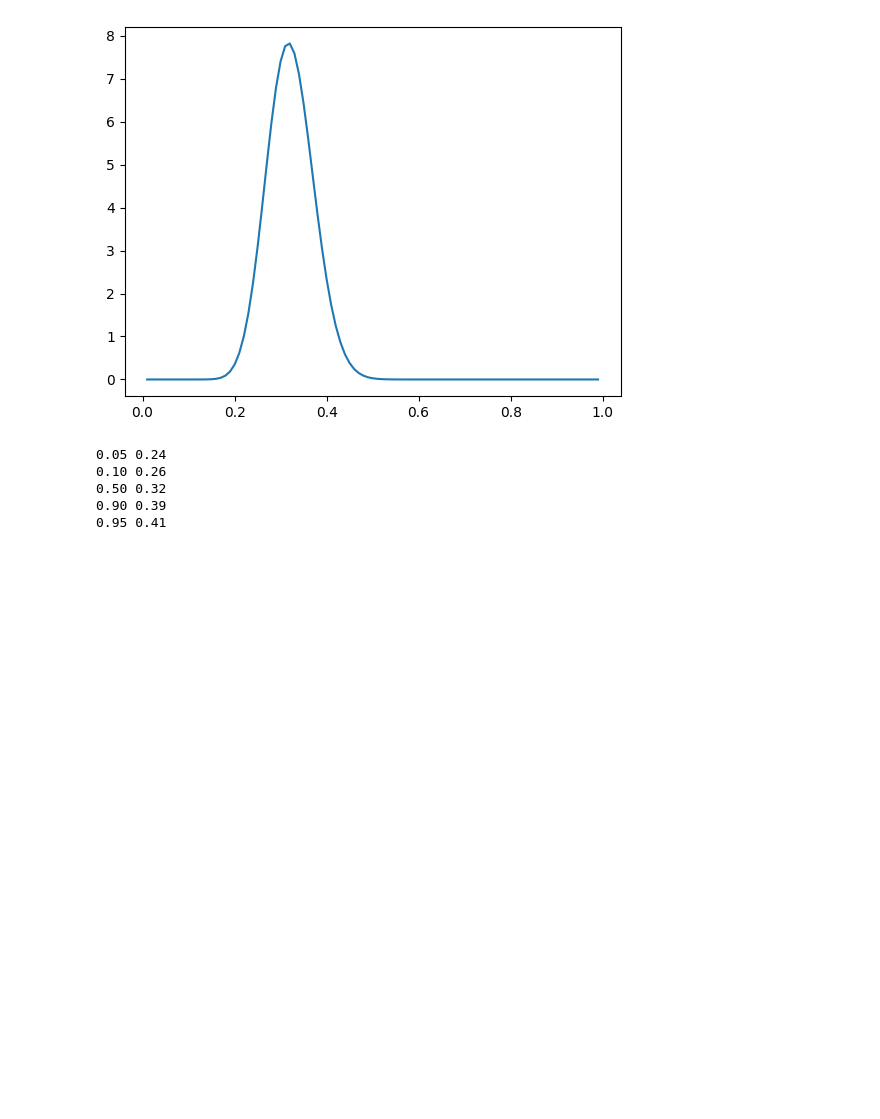
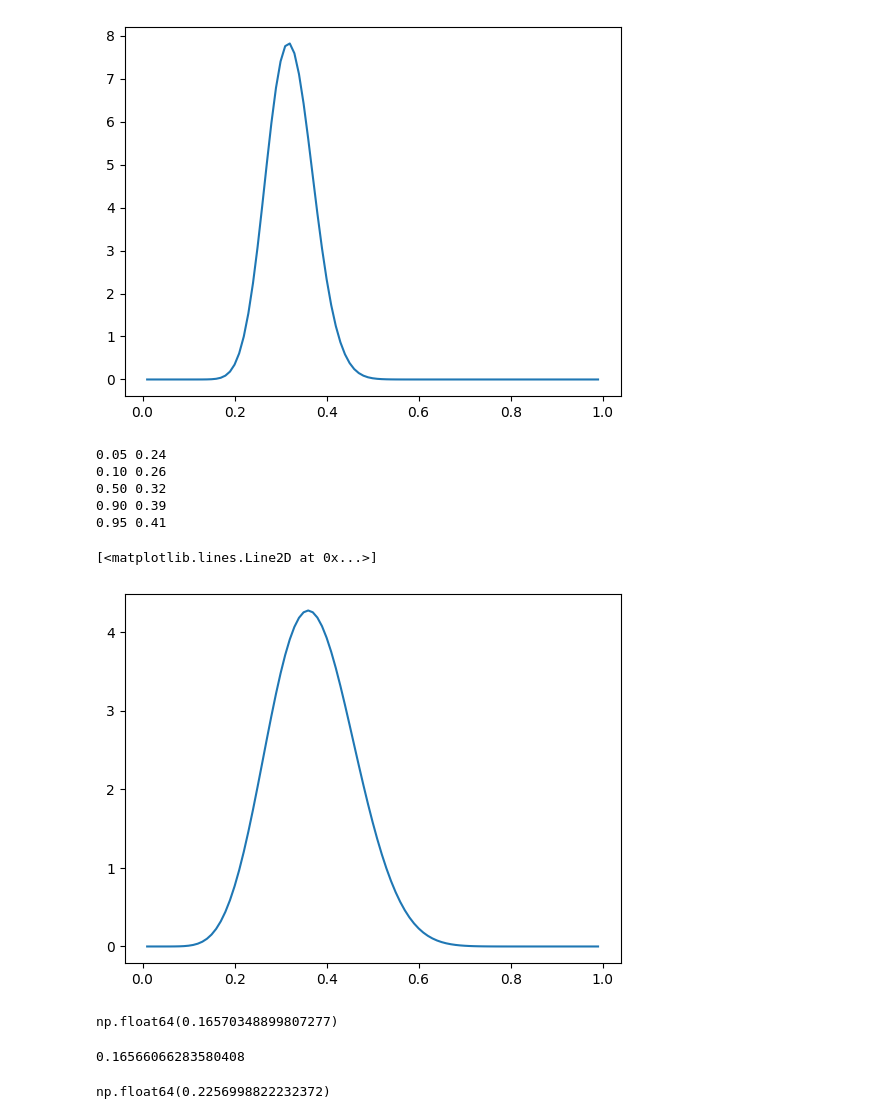
Before and after one commit to phinanix/rust-beavers, a Jupyter notebook: plot_beta.ipynb, the cells around one changed output. Saved outputs shown, nothing was run; the diff lists cells and outputs as text; code cells hidden in the pictures; blank space fills up the shorter version.

```diff
--- a/plot_beta.ipynb
+++ b/plot_beta.ipynb
@@ -55,3 +55,26 @@ for x in [.05, .1, .5, .9, .95]:
 # double samples
 # 90% spread = .26 - .39 = .13
 # 95% spread = .24 - .41 = .17
+# %%
+# goes left within 2_august_24
+prior = 1
+a = 9 + prior
+b = 16 + prior
+x = np.arange (0.01, 1, 0.01)
+y = beta.pdf(x,a,b)
+plt.plot(x,y)
+# %% [output]
+[<matplotlib.lines.Line2D at 0x...>]
+[figure, added]
+# %%
+beta.ppf(.0063, a, b)
+# %% [output]
+np.float64(0.16570348899807277)
+# %%
+10292 / 62127
+# %% [output]
+0.16566066283580408
+# %%
+beta.ppf(.05, a, b)
+# %% [output]
+np.float64(0.2256998822232372)
```
Also changed, not shown: 9 other files.
